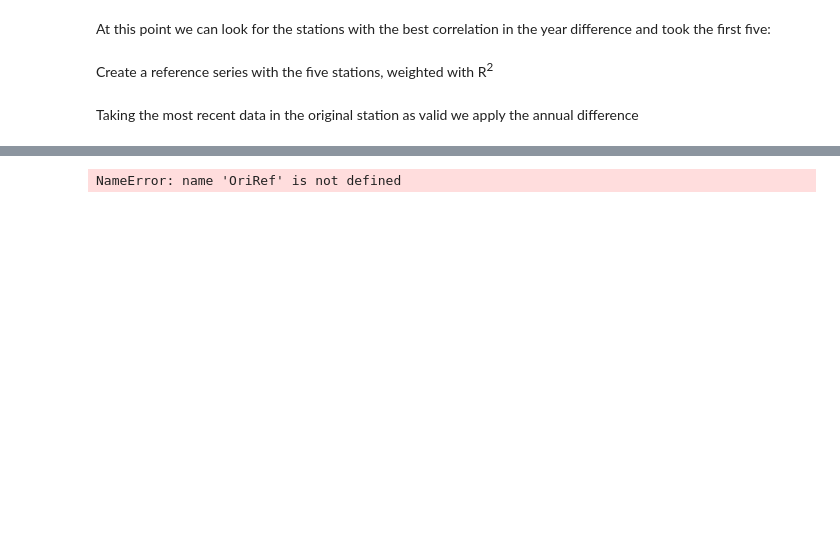
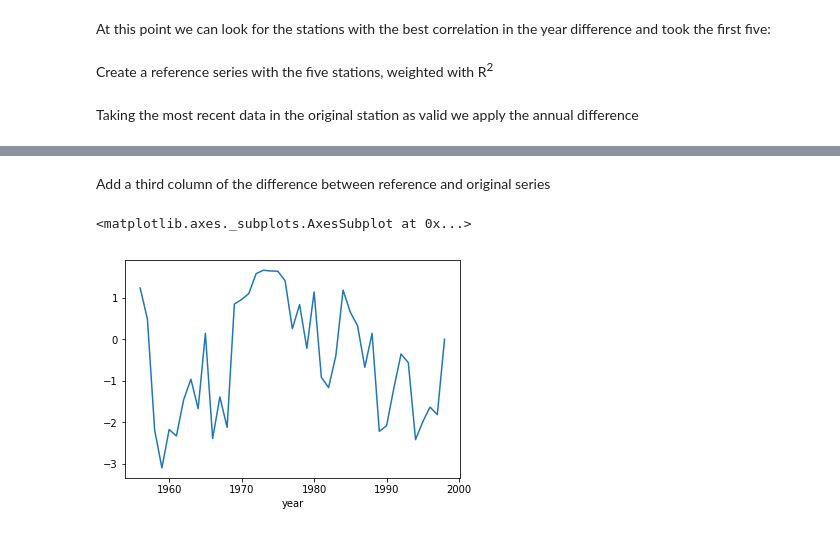
Before and after one commit to sgzFalcon/projects, a Jupyter notebook: climateAnalysis/main.ipynb, the cells around one changed output, grey strips where cells are left out. Drawn from its saved outputs; the diff is of its cells as text; code cells hidden in the pictures; blank space fills up the shorter version.

```diff
--- a/climateAnalysis/main.ipynb
+++ b/climateAnalysis/main.ipynb
@@ -109,4 +99,8 @@ OriRefDF.plot.line()
-# %%
-OriRef['diff']=OriRef['']
-# %% [output]
-NameError: name 'OriRef' is not defined
+# %% [markdown]
+Add a third column of the difference between reference and original series
+# %%
+OriRefDF['diff']=OriRefDF['Reference'] - OriRefDF['Original']
+OriRefDF['diff'].plot.line()
+# %% [output]
+<matplotlib.axes._subplots.AxesSubplot at 0x...>
+[figure, added]
```
Also changed, not shown: parts of 14 cells of this notebook.
